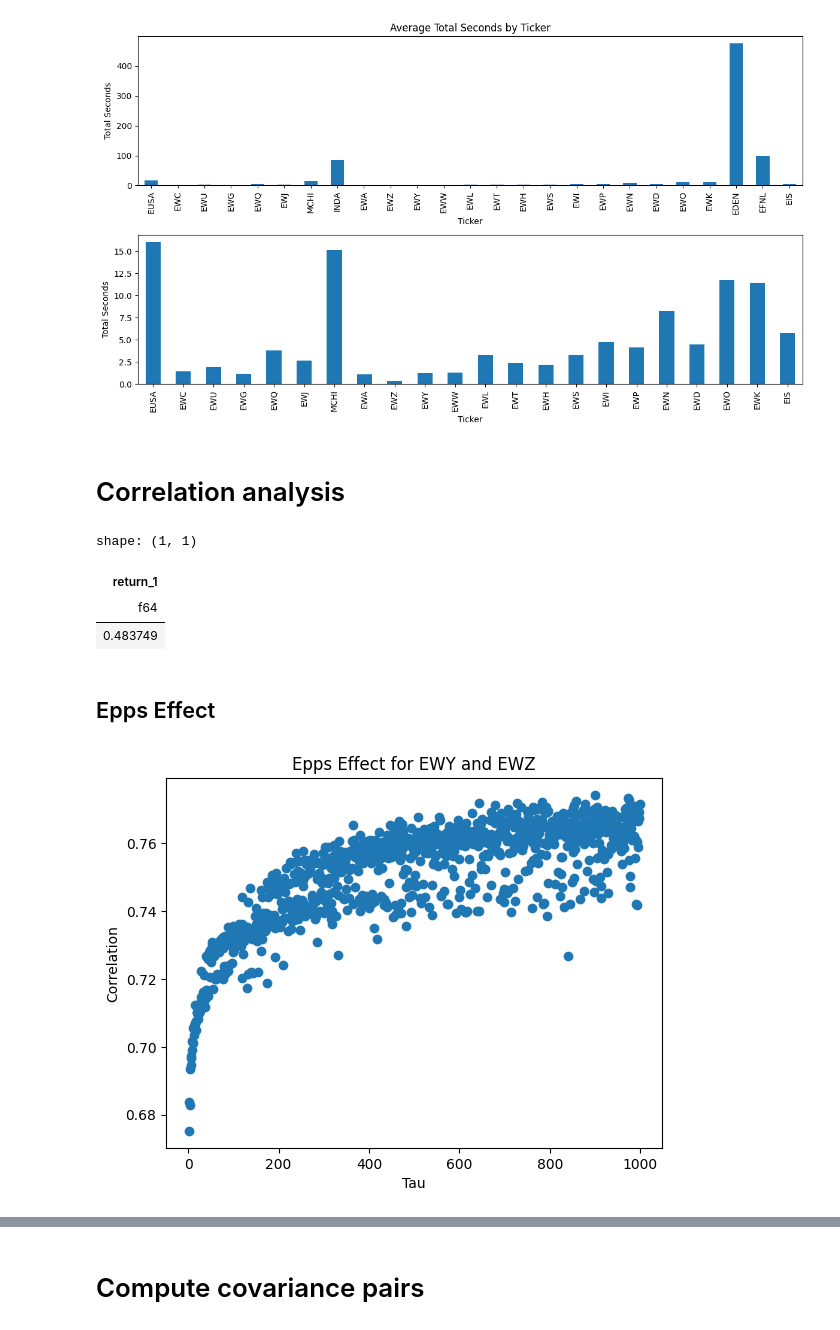
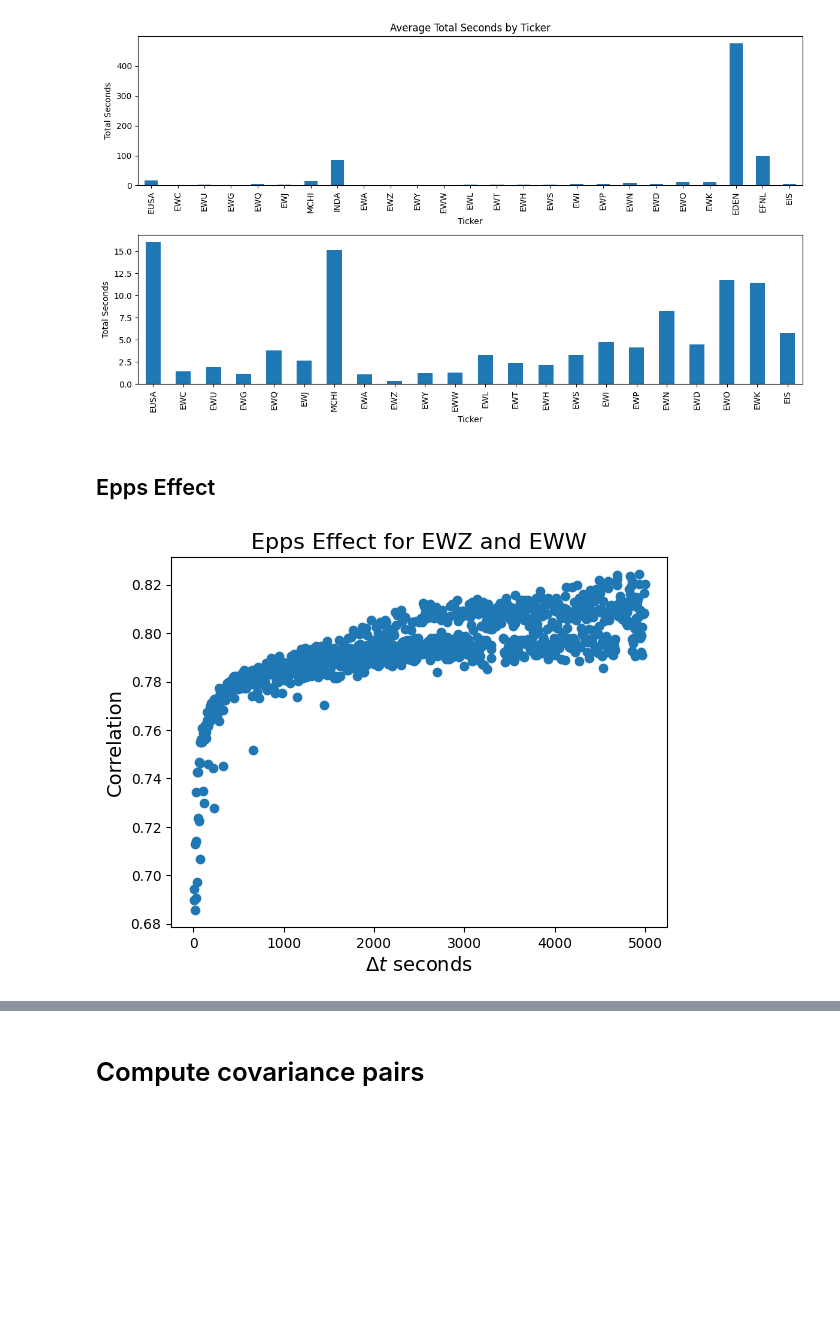
Before and after one commit to hosseinabadi/Big-Data-Correlation-Estimation, a Jupyter notebook: main.ipynb, the cells around one changed output, grey strips where cells are left out. Saved outputs shown, nothing was run; the diff lists cells and outputs as text; code cells hidden in the pictures; blank space fills up the shorter version.

Commit message:
add epps effect

```diff
--- a/main.ipynb
+++ b/main.ipynb
@@ -161,5 +161,3 @@ plt.tight_layout()
 plt.show()
 # %% [output]
 [figure]
-# %% [markdown]
-# Correlation analysis
@@ -168,53 +164,9 @@ clean_data = {"EWO": pl.read_parquet("Data/clean/EWO.parquet"), "EWG":pl.read_pa
-# %%
-def calculate_correlation(df1, df2, lag=1):
-    # Calculate returns for df1 and df2
-    df1 = df1.with_columns(
-        (df1["weighted-avg-price"] / df1["weighted-avg-price"].shift(lag) - 1).alias("return_1")
-    )
-    df2 = df2.with_columns(
-        (df2["weighted-avg-price"] / df2["weighted-avg-price"].shift(lag) - 1).alias("return_2")
-    )
-
-    # Drop nulls and NaNs from return calculations
-    df1 = df1.drop_nulls(["return_1"])
-    df2 = df2.drop_nulls(["return_2"])
-
-    # Remove the last return row of each day for df1
-    df1 = (
-        df1.with_columns(pl.col("time-bucket").dt.truncate("1d").alias("date"))  # Extract date
-        .sort(["date", "time-bucket"])  # Sort by date and time-bucket
-        .group_by("date", maintain_order=True)
-        .map_groups(lambda df: df.head(-1))  # Exclude last row per group
-    )
-    # Remove the last return row of each day for df2
-    df2 = (
-        df2.with_columns(pl.col("time-bucket").dt.truncate("1d").alias("date"))
-        .sort(["date", "time-bucket"])
-        .group_by("date", maintain_order=True)
-        .map_groups(lambda df: df.head(-1))
-    )
-
-    # Perform an inner join on "time-bucket"
-    result = df1.join(df2, on="time-bucket", how="inner")
-
-
-    # Calculate and return the correlation
-    correlation = result.select(pl.corr("return_1", "return_2"))
-    return correlation
-
-# Example usage
-calculate_correlation(clean_data["EWO"], clean_data["EWG"], lag=1)
-# %% [output]
-shape: (1, 1)
-| return_1 |
-| f64 |
-| 0.483749 |
 # %% [markdown]
 ## Epps Effect
 # %%
 import numpy as np
 
-def plot_epps_effect(asset_1, asset_2):
+def plot_epps_effect(asset_1, asset_2, save_address = None, percentile = None):
     # read from clean data into polars
 
     asset_1_df = pl.read_parquet(f"Data/clean/{asset_1}.parquet")
@@ -223,11 +175,21 @@ def plot_epps_effect(asset_1, asset_2):
     asset_1_df = asset_1_df.with_columns(asset_1_df["weighted-avg-price"].alias(f"price_{asset_1}"))
     asset_2_df = asset_2_df.with_columns(asset_2_df["weighted-avg-price"].alias(f"price_{asset_2}"))
 
+    asset_1_df.drop_in_place("weighted-avg-price")
+    asset_2_df.drop_in_place("weighted-avg-price")
+
     merged = asset_1_df.join(asset_2_df, on="time-bucket", how="inner")
 
-    tau = np.arange(1, 1000, 1)
+    if percentile:
+        merged = merged.to_pandas()
+        thresholds = merged.drop(columns = ["time-bucket"]).abs().quantile(percentile / 100)
+        merged = merged.apply(lambda col: col.where(col.abs() <= thresholds[col.name]) if col.name != "time-bucket"else col)
+        merged = merged.dropna()
+        merged = pl.DataFrame(merged)
+
+    delta_t = np.arange(1, 1000, 1)
     correlations = []
-    for t in tqdm(tau):
+    for t in tqdm(delta_t):
         rows_to_keep = np.arange(0, merged.height, t)
         temp = merged[rows_to_keep]
         # calculate returns for price columns
@@ -238,12 +200,16 @@ def plot_epps_effect(asset_1, asset_2):
         # calculate correlation
         correlation = temp.select(pl.corr(f"return_{asset_1}", f"return_{asset_2}")).item(0, 0)
         correlations.append(correlation)
+    delta_t *= 5  # 5 seconds per row
 
-    plt.scatter(list(tau), correlations)
-    plt.xlabel("Tau")
-    plt.ylabel("Correlation")
-    plt.title(f"Epps Effect for {asset_1} and {asset_2}")
+    plt.scatter(list(delta_t), correlations)
+    plt.xlabel(r"$\Delta t$ seconds", fontdict={"size": 14})
 
-plot_epps_effect("EWY", "EWZ")
+    plt.ylabel("Correlation", fontdict={"size": 14})
+    plt.title(f"Epps Effect for {asset_1} and {asset_2}", fontdict={"size": 16})
+    if save_address:
+        plt.savefig(save_address)
-# %% [output]
-[figure, removed]
+# %%
+plot_epps_effect("EWZ", "EWW", "EWZ_EWY_epps.png")
+# %% [output]
+[figure, added]
```
Also changed, not shown: parts of 7 cells of this notebook.
